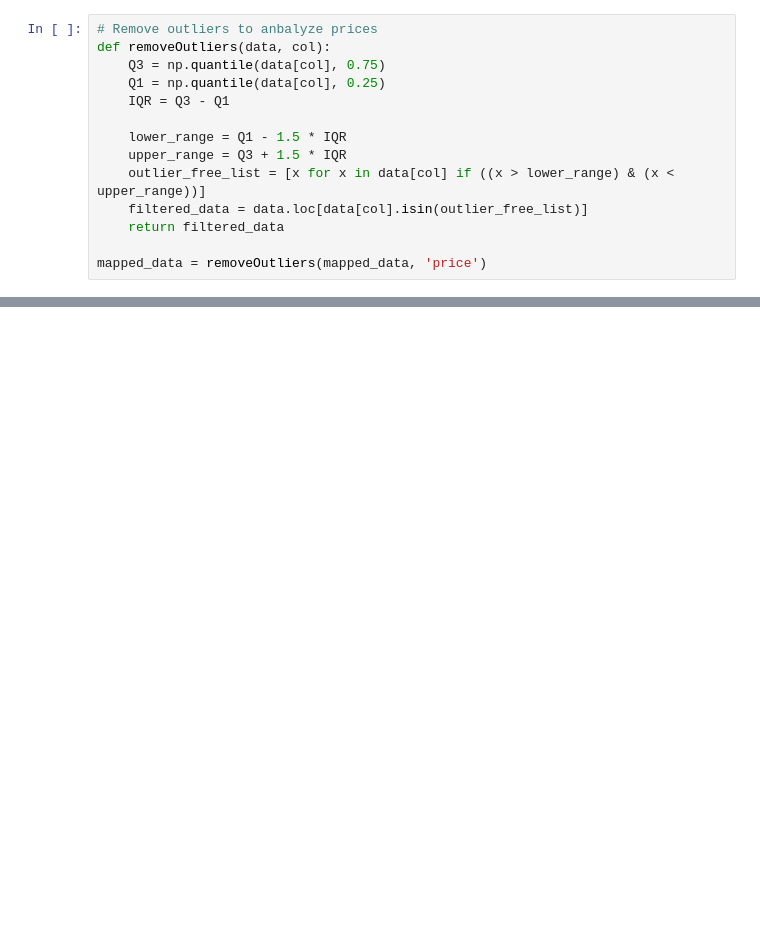
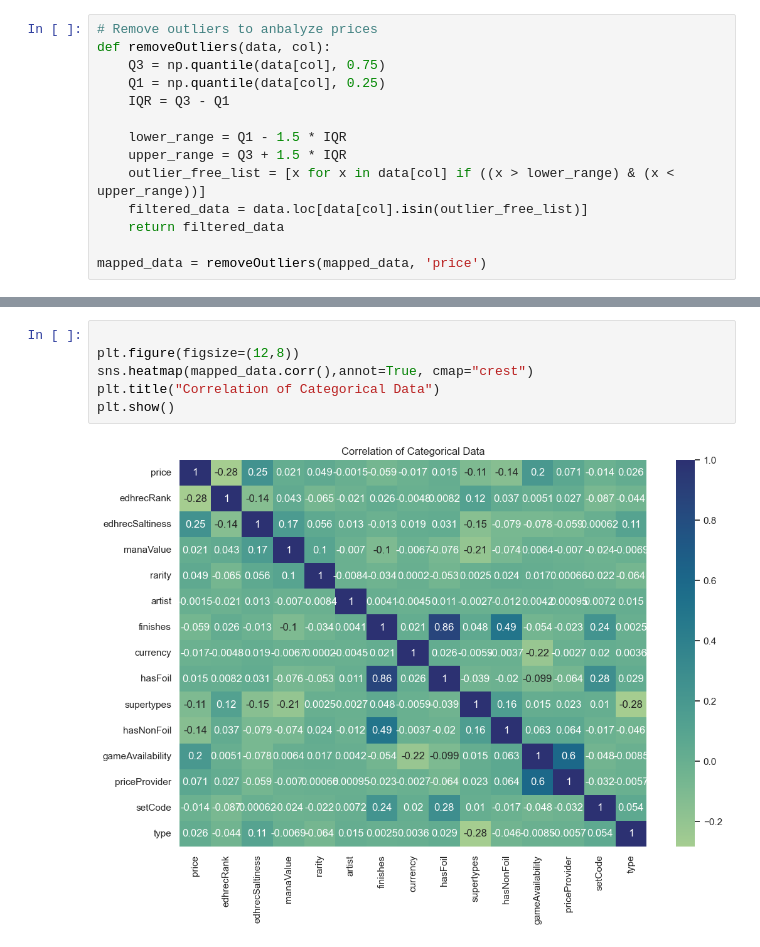
Before and after one commit to victorhg/aai-500-final-project, a Jupyter notebook: notebooks/ols_random-forest.ipynb, the cells around one changed output, grey strips where cells are left out. Drawn from its saved outputs; the diff is of its cells as text; blank space fills up the shorter version.

```diff
--- a/notebooks/ols_random-forest.ipynb
+++ b/notebooks/ols_random-forest.ipynb
@@ -139,0 +189,8 @@ The OLS regression results suggest several factors significantly influence card
+# %%
+
+plt.figure(figsize=(12,8))
+sns.heatmap(mapped_data.corr(),annot=True, cmap="crest")
+plt.title("Correlation of Categorical Data")
+plt.show()
+# %% [output]
+[figure, added]
```
Also changed, not shown: parts of 9 cells of this notebook, 1 other file.
